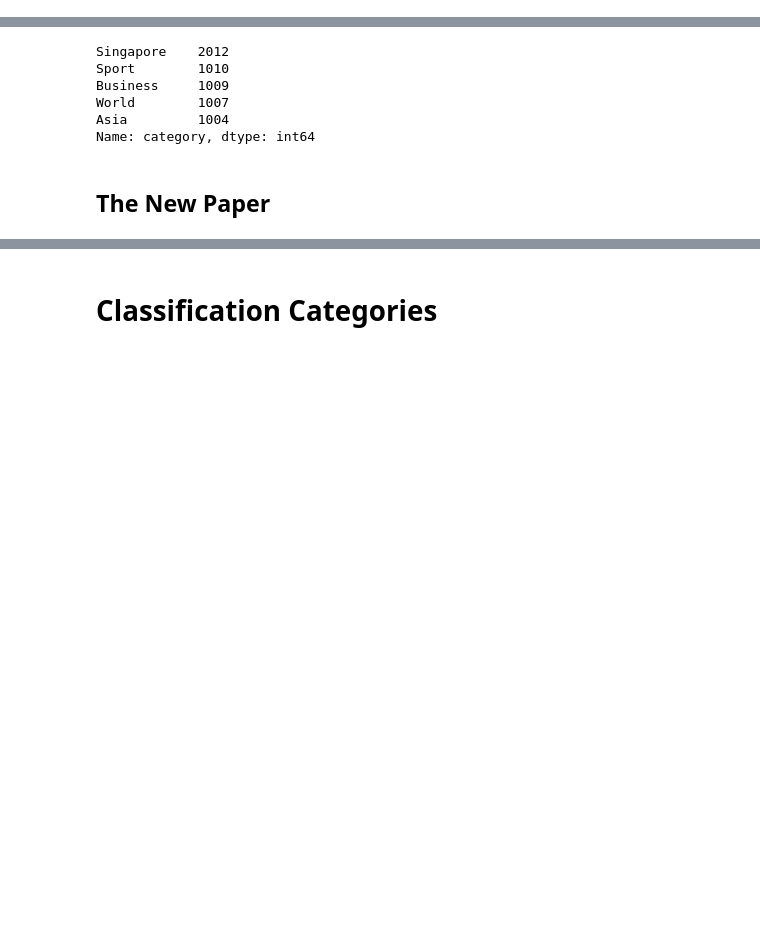
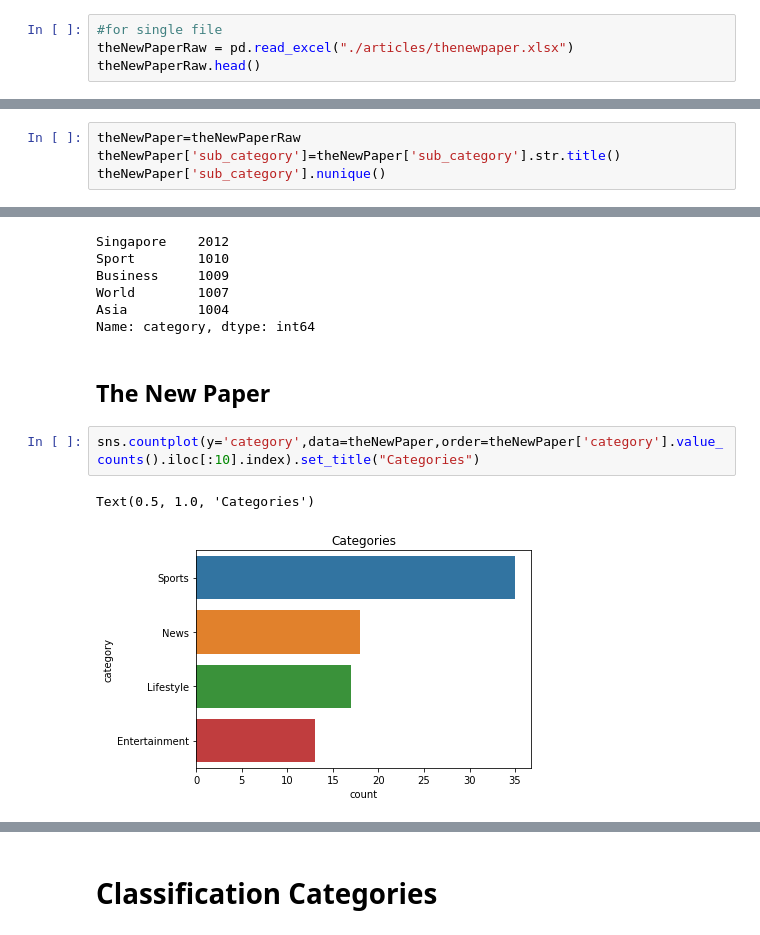
Before and after one commit to musicrokr/TSL-PRML, a Jupyter notebook: CA1/01 Article Consolidation & Category Tagging.ipynb, the cells around one changed output, grey strips where cells are left out. Cells and saved outputs as stored; diff of their text form; blank space fills up the shorter version.

```diff
--- a/CA1/01 Article Consolidation & Category Tagging.ipynb
+++ b/CA1/01 Article Consolidation & Category Tagging.ipynb
@@ -226,0 +225,4 @@ len(cnaProcessed)
+# %%
+#for single file
+theNewPaperRaw = pd.read_excel("./articles/thenewpaper.xlsx")
+theNewPaperRaw.head()
@@ -226,0 +236,4 @@ len(cnaProcessed)
+# %%
+theNewPaper=theNewPaperRaw
+theNewPaper['sub_category']=theNewPaper['sub_category'].str.title()
+theNewPaper['sub_category'].nunique()
@@ -268,3 +285,8 @@ Asia         1004
 Name: category, dtype: int64
 # %% [markdown]
 ## The New Paper
+# %%
+sns.countplot(y='category',data=theNewPaper,order=theNewPaper['category'].value_counts().iloc[:10].index).set_title("Categories")
+# %% [output]
+Text(0.5, 1.0, 'Categories')
+[figure, added]
```
Also changed, not shown: parts of 5 cells of this notebook, 7 other files.
